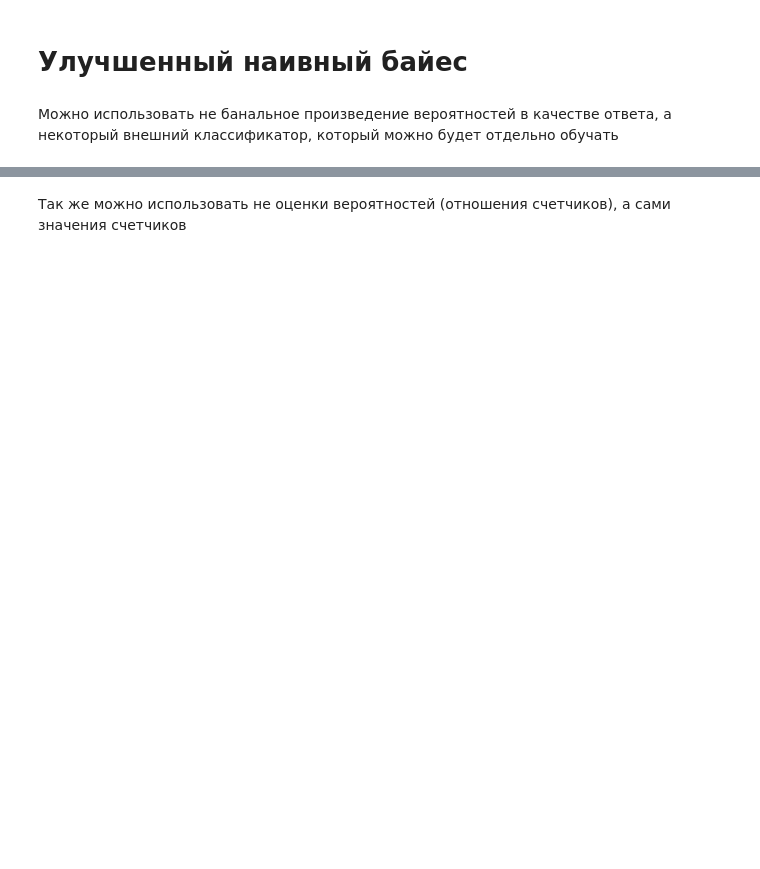
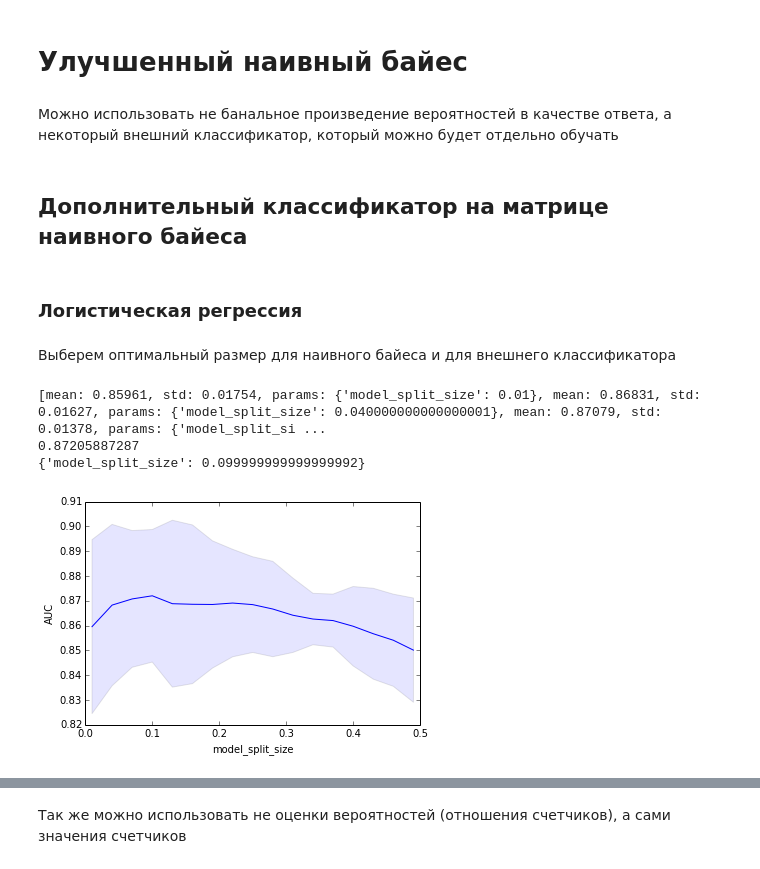
Before and after one commit to Newozz/research, a Jupyter notebook: fonarev_diploma.ipynb, the cells around one changed output, grey strips where cells are left out. Saved outputs shown, nothing was run; the diff lists cells and outputs as text; code cells hidden in the pictures; blank space fills up the shorter version.

```diff
--- a/fonarev_diploma.ipynb
+++ b/fonarev_diploma.ipynb
@@ -507,8 +502,9 @@ pl.savefig('sparse_logistic_cv_folds_joint_mean.pdf')
 Напишем вспомогательную функцию для тестирования качества вдоль одного параметра и визуализации зависимости качества от значения параметра
 # %%
 from sklearn.grid_search import GridSearchCV
+from sklearn.cross_validation import KFold
 
-def plot_scores_by_parameter(X, y, filename, model, parameters, log_scale):
+def plot_scores_by_parameter(X, y, filename, model, parameters, log_scale, n_jobs=3):
     #parameters = {'alpha0': np.arange(0.01, 0.2, 0.1)}
     searcher = GridSearchCV(
             #NaiveBayesModel(),
@@ -516,7 +512,7 @@ def plot_scores_by_parameter(X, y, filename, model, parameters, log_scale):
             parameters,
             scoring='roc_auc',
             cv=KFold(len(y), n_folds=7, random_state=0, shuffle=True),
-            n_jobs=3,
+            n_jobs=n_jobs,
             verbose=0
             )
     searcher.fit(X, y)
@@ -677,3 +686,18 @@ print len(counters_sum[counters_sum > 80000])
 # Улучшенный наивный байес
 # %% [markdown]
 Можно использовать не банальное произведение вероятностей в качестве ответа, а некоторый внешний классификатор, который можно будет отдельно обучать
+# %%
+from copy import deepcopy
+def counters_transform(x, counters, log0=-1000000.0):
+    counters_ = deepcopy(counters)
+    result_x = zeros((x.shape[0], x.shape[1] * 2)).astype(float32)
+    for feat in xrange(x.shape[1]):
+        for obj in xrange(x.shape[0]):
+            counter = counters_[feat]
+            value = x[obj, feat]
+            for i in (0, 1):
+                if counter[value][i] == 0:
+                    result_x[obj, 2 * feat + i] = log0
+                else:
+                    result_x[obj, 2 * feat + i] = log(counter[value][i])
+    return result_x
@@ -679,0 +743,24 @@ print len(counters_sum[counters_sum > 80000])
+# %% [markdown]
+## Дополнительный классификатор на матрице наивного байеса
+# %% [markdown]
+### Логистическая регрессия
+# %% [markdown]
+Выберем оптимальный размер для наивного байеса и для внешнего классификатора
+# %%
+from sklearn.linear_model import LogisticRegression
+
+plot_scores_by_parameter(
+        X_group2,
+        #data_train_x,
+        #group_data(data_train_x, degree=2),
+        data_train_y,
+        'metaNB_grouped2_modelsplitsize',
+        MetaNaiveBayesModel(LogisticRegression(C=10)),
+        {'model_split_size': arange(0.01, 0.5, 0.03)},
+        False
+        )
+# %% [output]
+[mean: 0.85961, std: 0.01754, params: {'model_split_size': 0.01}, mean: 0.86831, std: 0.01627, params: {'model_split_size': 0.040000000000000001}, mean: 0.87079, std: 0.01378, params: {'model_split_si ...
+0.87205887287
+{'model_split_size': 0.099999999999999992}
+[figure, added]
```
Also changed, not shown: parts of 120 cells of this notebook.
